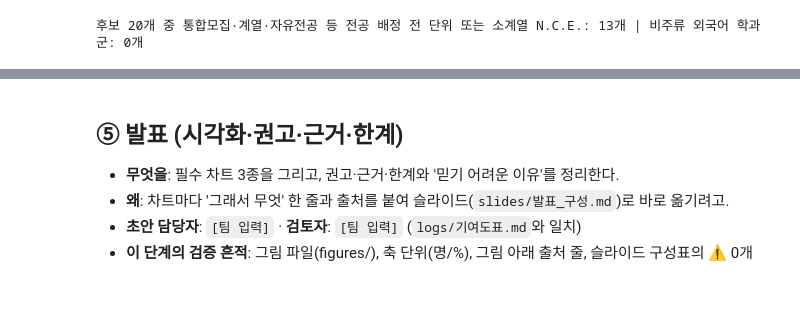
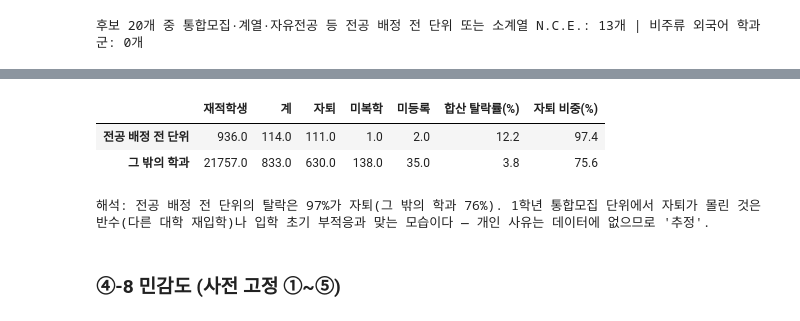
Before and after one commit to 202103116-stack/university-dropout-risk-analysis, a Jupyter notebook: notebook/팀프로젝트2_14조.ipynb, the cells around one changed output, grey strips where cells are left out. Cells and saved outputs as stored; diff of their text form; code cells hidden in the pictures.

```diff
--- a/notebook/팀프로젝트2_14조.ipynb
+++ b/notebook/팀프로젝트2_14조.ipynb
@@ -1114,6 +1030,21 @@ display(SUMMARY)
-# %% [markdown]
-## ⑤ 발표 (시각화·권고·근거·한계)
-- **무엇을**: 필수 차트 3종을 그리고, 권고·근거·한계와 '믿기 어려운 이유'를 정리한다.
-- **왜**: 차트마다 '그래서 무엇' 한 줄과 출처를 붙여 슬라이드(`slides/발표_구성.md`)로 바로 옮기려고.
-- **초안 담당자**: `[팀 입력]` · **검토자**: `[팀 입력]` (`logs/기여도표.md`와 일치)
-- **이 단계의 검증 흔적**: 그림 파일(figures/), 축 단위(명/%), 그림 아래 출처 줄, 슬라이드 구성표의 ⚠ 0개
+# %%
+# s4-13b 해석 확인: 전공 배정 전 단위(통합모집·계열·자유전공)의 탈락 사유 구성 — 순위는 바꾸지 않음
+# [출처 규칙] '(출처: 노트북 §④ 셀 s4-13b)'
+# 왜: 2027 후보 상위가 전공 배정 전 단위에 몰렸다. 이 단위의 탈락이 어떤 성격인지 사유로 확인해 권고의 해석을 정한다.
+PREMAJOR = '통합모집|계열|자유전공|융합대학'
+h26 = df[df['in_scope'] & df['공시연도'].eq(2026) & df['학교코드'].eq(HUFS_CODE)]
+pm = h26['학과명'].str.contains(PREMAJOR)
+reason_cols = ['자퇴', '미복학', '미등록', '학사경고', '유급제적', '재학연한초과', '학생활동', '기타']
+RSN = pd.DataFrame({'전공 배정 전 단위': h26.loc[pm, ['재적학생', '계'] + reason_cols].sum(), '그 밖의 학과': h26.loc[~pm, ['재적학생', '계'] + reason_cols].sum()}).T
+RSN['합산 탈락률(%)'] = RSN['계'] / RSN['재적학생'] * 100
+RSN['자퇴 비중(%)'] = RSN['자퇴'] / RSN['계'] * 100
+display(RSN[['재적학생', '계', '자퇴', '미복학', '미등록', '합산 탈락률(%)', '자퇴 비중(%)']].round(1))
+print(f"해석: 전공 배정 전 단위의 탈락은 {RSN.loc['전공 배정 전 단위', '자퇴 비중(%)']:.0f}%가 자퇴(그 밖의 학과 {RSN.loc['그 밖의 학과', '자퇴 비중(%)']:.0f}%)."
+      " 1학년 통합모집 단위에서 자퇴가 몰린 것은 반수(다른 대학 재입학)나 입학 초기 부적응과 맞는 모습이다 — 개인 사유는 데이터에 없으므로 '추정'.")
+# %% [output]
+|  | 재적학생 | 계 | 자퇴 | 미복학 | 미등록 | 합산 탈락률(%) | 자퇴 비중(%) |
+| 전공 배정 전 단위 | 936.0 | 114.0 | 111.0 | 1.0 | 2.0 | 12.2 | 97.4 |
+| 그 밖의 학과 | 21757.0 | 833.0 | 630.0 | 138.0 | 35.0 | 3.8 | 75.6 |
+해석: 전공 배정 전 단위의 탈락은 97%가 자퇴(그 밖의 학과 76%). 1학년 통합모집 단위에서 자퇴가 몰린 것은 반수(다른 대학 재입학)나 입학 초기 부적응과 맞는 모습이다 — 개인 사유는 데이터에 없으므로 '추정'.
+# %% [markdown]
+### ④-8 민감도 (사전 고정 ①~⑤)
```
Also changed, not shown: parts of 43 cells of this notebook, 22 other files.
